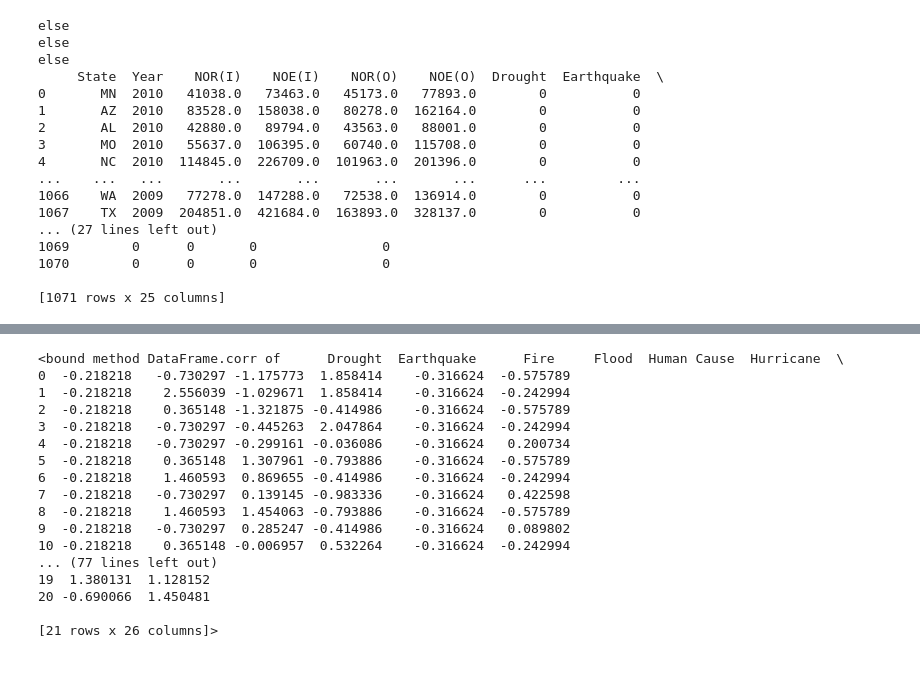
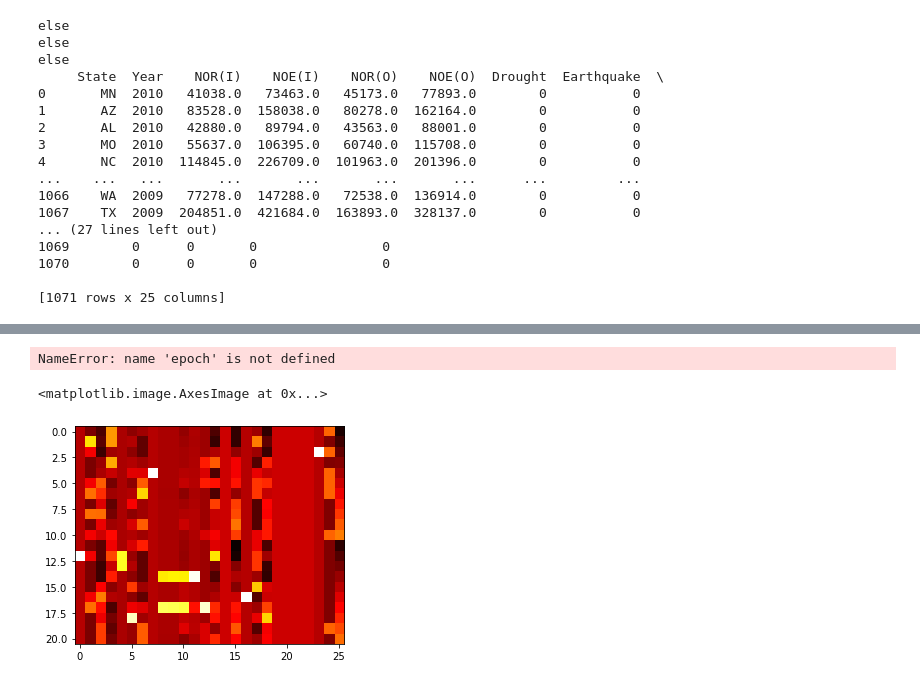
Before and after one commit to Suzanna-Neely-Yates/climate-displacement, a Jupyter notebook: code/notebook.ipynb, the cells around one changed output, grey strips where cells are left out. Saved outputs shown, nothing was run; the diff lists cells and outputs as text; code cells hidden in the pictures.

```diff
--- a/code/notebook.ipynb
+++ b/code/notebook.ipynb
@@ -909,21 +912,12 @@ None
+# %%
+# plot: train_loss, valid_loss, mse, mae
+plt.plot(epoch, train_loss)
+# %% [output]
+NameError: name 'epoch' is not defined
 # %%
 normalized_df.corr
 # plot this - heat map
+plt.imshow(normalized_df,cmap='hot',interpolation='nearest')
 # %% [output]
-<bound method DataFrame.corr of      Drought  Earthquake      Fire     Flood  Human Cause  Hurricane  \
-0  -0.218218   -0.730297 -1.175773  1.858414    -0.316624  -0.575789
-1  -0.218218    2.556039 -1.029671  1.858414    -0.316624  -0.242994
-2  -0.218218    0.365148 -1.321875 -0.414986    -0.316624  -0.575789
-3  -0.218218   -0.730297 -0.445263  2.047864    -0.316624  -0.242994
-4  -0.218218   -0.730297 -0.299161 -0.036086    -0.316624   0.200734
-5  -0.218218    0.365148  1.307961 -0.793886    -0.316624  -0.575789
-6  -0.218218    1.460593  0.869655 -0.414986    -0.316624  -0.242994
-7  -0.218218   -0.730297  0.139145 -0.983336    -0.316624   0.422598
-8  -0.218218    1.460593  1.454063 -0.793886    -0.316624  -0.575789
-9  -0.218218   -0.730297  0.285247 -0.414986    -0.316624   0.089802
-10 -0.218218    0.365148 -0.006957  0.532264    -0.316624  -0.242994
-... (77 lines left out)
-19  1.380131  1.128152
-20 -0.690066  1.450481
-
-[21 rows x 26 columns]>
+<matplotlib.image.AxesImage at 0x...>
+[figure, added]
```
Also changed, not shown: parts of 8 cells of this notebook.
